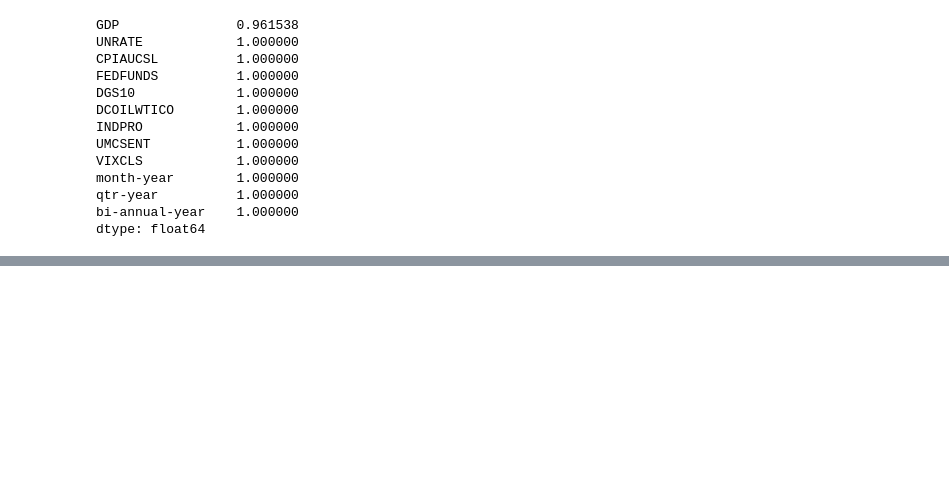
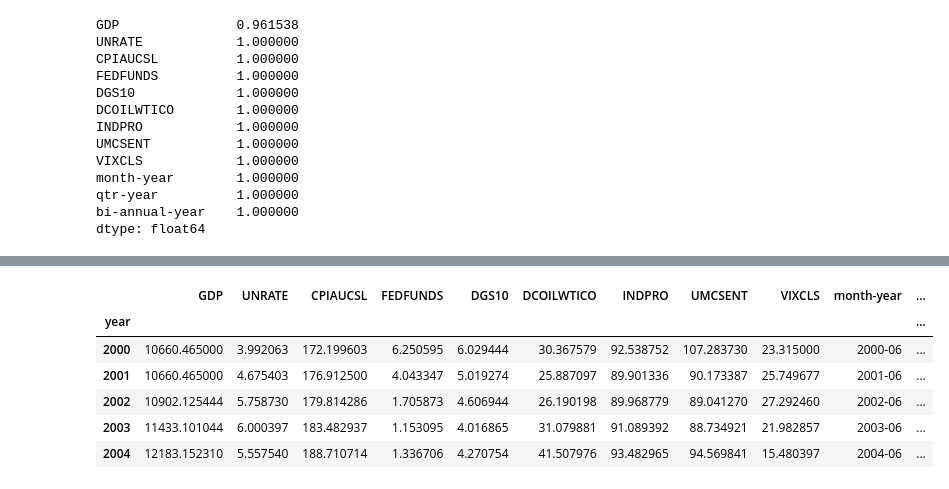
Before and after one commit to jamesolayinka/macro-financial-linkages-regime-switching-analysis, a Jupyter notebook: notebooks/data_exploration.ipynb, the cells around one changed output, grey strips where cells are left out. Saved outputs shown, nothing was run; the diff lists cells and outputs as text; code cells hidden in the pictures; blank space fills up the shorter version.

```diff
--- a/notebooks/data_exploration.ipynb
+++ b/notebooks/data_exploration.ipynb
@@ -160,3 +160,13 @@ df_yearly
 | 2023 | 26336.304000 | 3.642400 | 304.438520 | 4.994840 | 3.964560 | 77.592600 | 100.672425 | 64.505600 | 16.870040 | 2023-06 | ... |
 | 2024 | 28731.493889 | 4.051190 | 313.473976 | 5.172103 | 4.207817 | 76.606587 | 100.177012 | 71.425000 | 15.607579 | 2024-06 | ... |
 | 2025 | 30317.078702 | 4.238723 | 320.725485 | 4.359106 | 4.298681 | 65.863149 | 100.754626 | 59.457872 | 19.203872 | 2025-06 | ... |
+# %%
+df_yearly[:5]
+# %% [output]
+|  | GDP | UNRATE | CPIAUCSL | FEDFUNDS | DGS10 | DCOILWTICO | INDPRO | UMCSENT | VIXCLS | month-year | ... |
+| year |  |  |  |  |  |  |  |  |  |  | ... |
+| 2000 | 10660.465000 | 3.992063 | 172.199603 | 6.250595 | 6.029444 | 30.367579 | 92.538752 | 107.283730 | 23.315000 | 2000-06 | ... |
+| 2001 | 10660.465000 | 4.675403 | 176.912500 | 4.043347 | 5.019274 | 25.887097 | 89.901336 | 90.173387 | 25.749677 | 2001-06 | ... |
+| 2002 | 10902.125444 | 5.758730 | 179.814286 | 1.705873 | 4.606944 | 26.190198 | 89.968779 | 89.041270 | 27.292460 | 2002-06 | ... |
+| 2003 | 11433.101044 | 6.000397 | 183.482937 | 1.153095 | 4.016865 | 31.079881 | 91.089392 | 88.734921 | 21.982857 | 2003-06 | ... |
+| 2004 | 12183.152310 | 5.557540 | 188.710714 | 1.336706 | 4.270754 | 41.507976 | 93.482965 | 94.569841 | 15.480397 | 2004-06 | ... |
```
